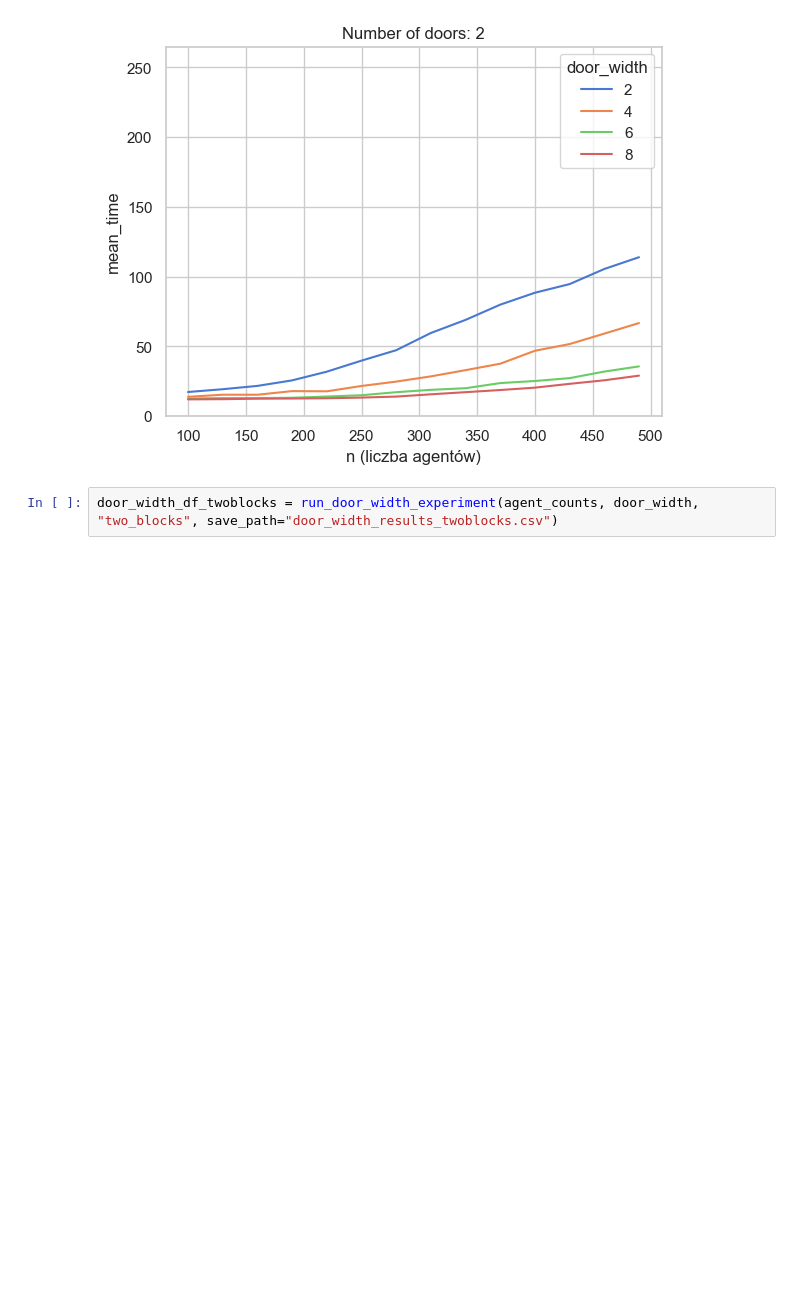
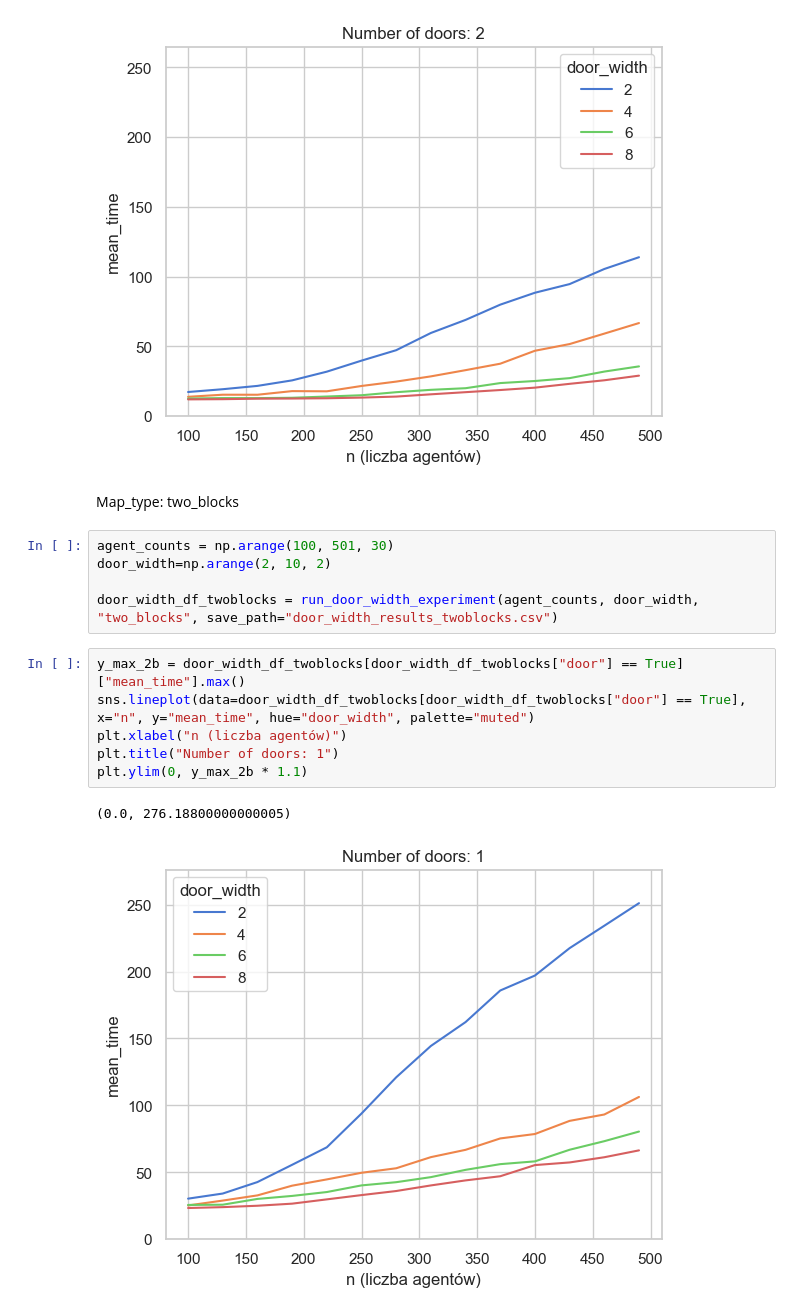
Before and after one commit to MateuszDziamba/matematyka_dla_przemys-u, a Jupyter notebook: symulacja_mesa/wyniki4_kody.ipynb, the cells around one changed output. Drawn from its saved outputs; the diff is of its cells as text; blank space fills up the shorter version.

Commit message:
wyniki dla map_type: two_blocks

```diff
--- a/symulacja_mesa/wyniki4_kody.ipynb
+++ b/symulacja_mesa/wyniki4_kody.ipynb
@@ -269,6 +271,20 @@ plt.ylim(0, y_max * 1.1)
 # %% [output]
 (0.0, 264.88000000000005)
 [figure]
+# %% [markdown]
+Map_type: two_blocks
 # %%
+agent_counts = np.arange(100, 501, 30)
+door_width=np.arange(2, 10, 2)
+
 door_width_df_twoblocks = run_door_width_experiment(agent_counts, door_width, "two_blocks", save_path="door_width_results_twoblocks.csv")
+# %%
+y_max_2b = door_width_df_twoblocks[door_width_df_twoblocks["door"] == True]["mean_time"].max()
+sns.lineplot(data=door_width_df_twoblocks[door_width_df_twoblocks["door"] == True], x="n", y="mean_time", hue="door_width", palette="muted")
+plt.xlabel("n (liczba agentów)")
+plt.title("Number of doors: 1")
+plt.ylim(0, y_max_2b * 1.1)
+# %% [output]
+(0.0, 276.18800000000005)
+[figure, added]
 # %%
```
Also changed, not shown: parts of 3 cells of this notebook, 3 other files.
